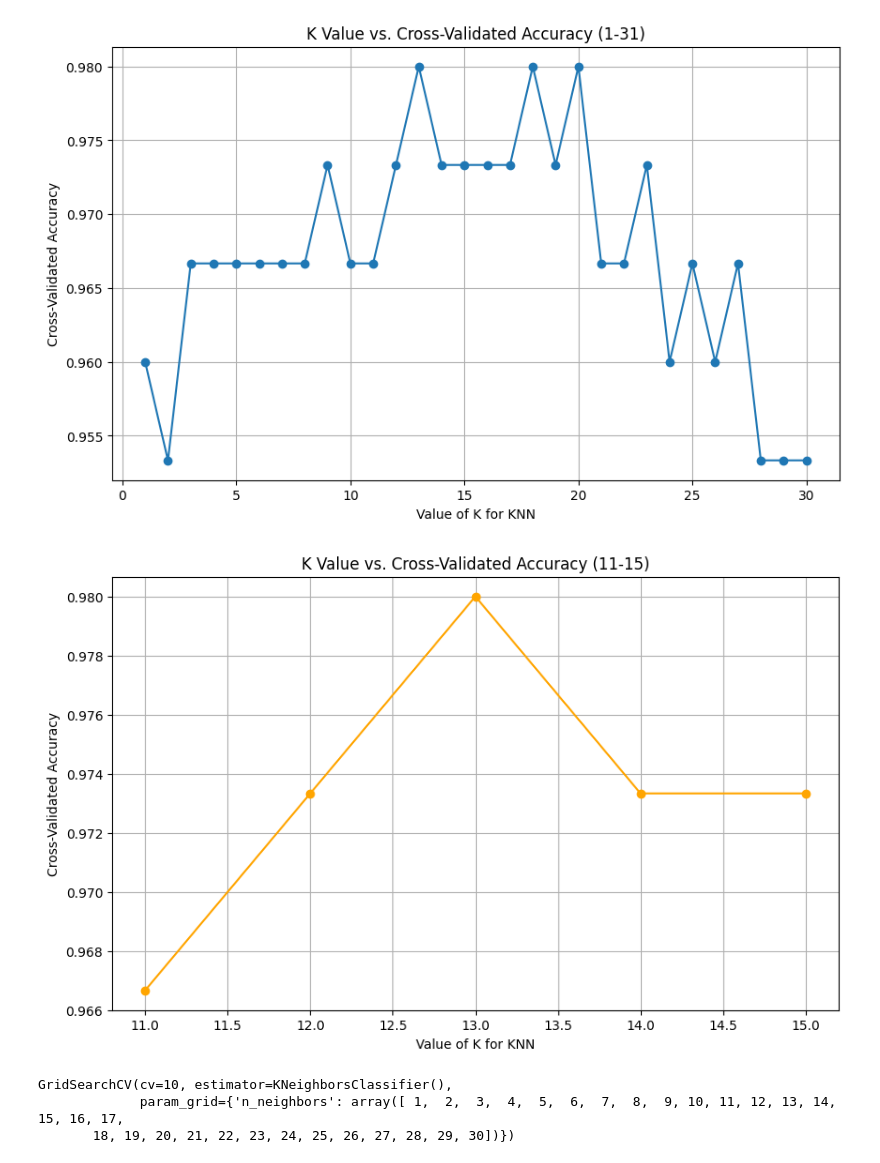
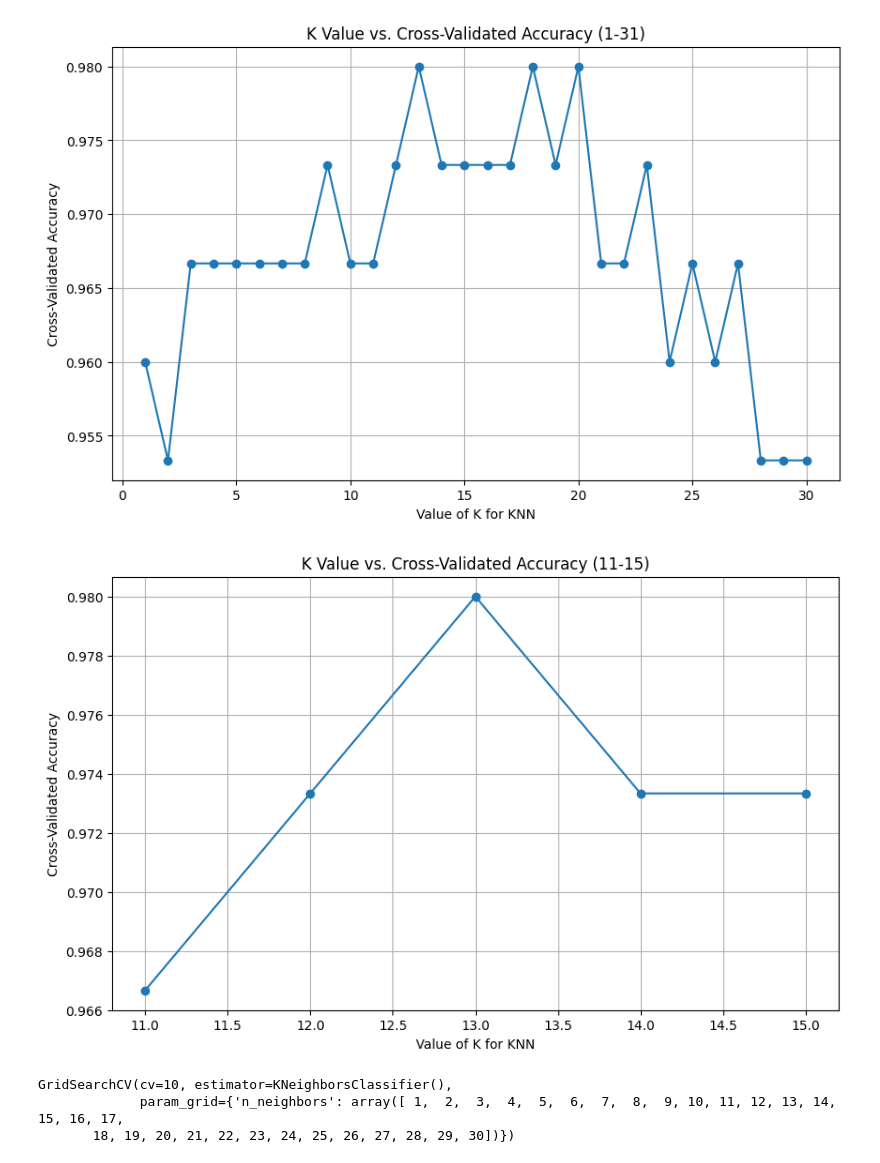
Before and after one commit to Voztok94/Hyperparamter-Turning, a Jupyter notebook: Hyperparamter_Turning.ipynb, the cells around one changed output. Saved outputs shown, nothing was run; the diff lists cells and outputs as text; code cells hidden in the pictures.

```diff
--- a/Hyperparamter_Turning.ipynb
+++ b/Hyperparamter_Turning.ipynb
@@ -53,14 +53,14 @@ plt.show()
 # %%
 # 3. Plot the zoomed-in version for k = 11-15
 plt.figure(figsize=(10, 6))
-plt.plot(k_range[10:15], k_scores[10:15], marker='o', color='orange')
+plt.plot(k_range[10:15], k_scores[10:15], marker='o')
 plt.xlabel('Value of K for KNN')
 plt.ylabel('Cross-Validated Accuracy')
 plt.title('K Value vs. Cross-Validated Accuracy (11-15)')
 plt.grid(True)
 plt.show()
 # %% [output]
-[figure, old version]
+[figure, new version]
 # %%
 # 4. Use GridSearchCV to confirm k=13 as the optimal parameter
 param_grid = {'n_neighbors': np.arange(1, 31)}
```
